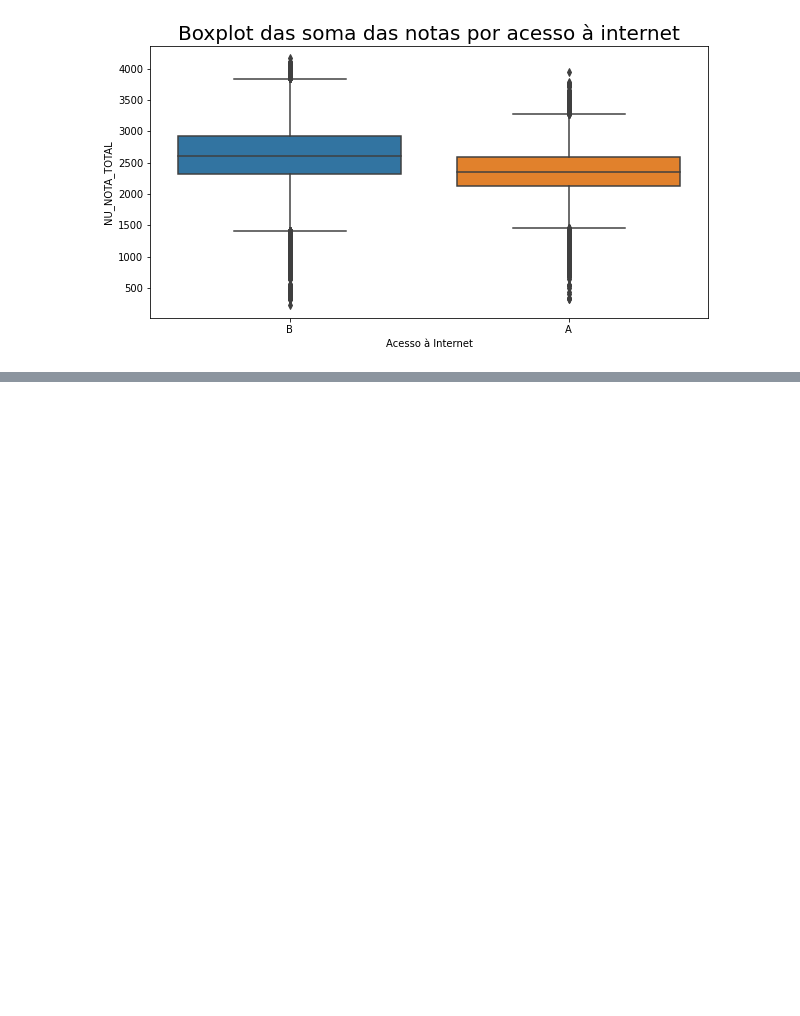
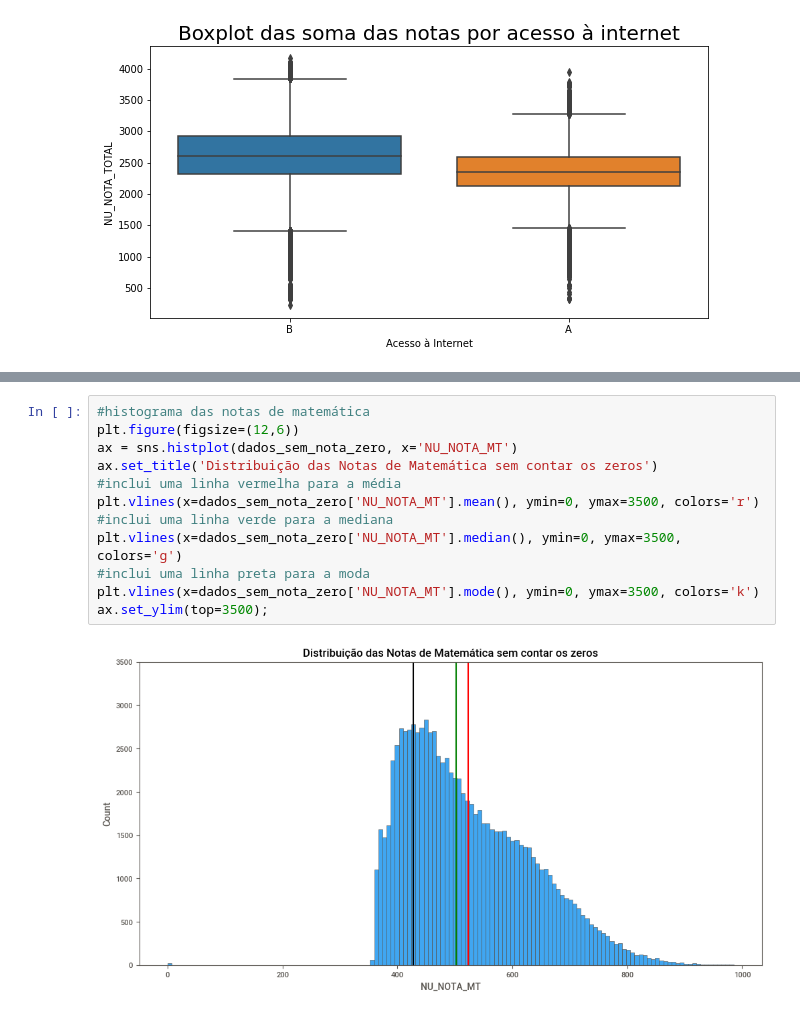
Before and after one commit to ClarisseAlvarenga/lives_twitch, a Jupyter notebook: Imersão_Alura_Dados_2_2020_Clarisse.ipynb, the cells around one changed output, grey strips where cells are left out. Cells and saved outputs as stored; diff of their text form; blank space fills up the shorter version.

```diff
--- a/Imersão_Alura_Dados_2_2020_Clarisse.ipynb
+++ b/Imersão_Alura_Dados_2_2020_Clarisse.ipynb
@@ -1076,0 +1117,14 @@ cross = pd.crosstab(index=dados.Q006,
+# %%
+#histograma das notas de matemática
+plt.figure(figsize=(12,6))
+ax = sns.histplot(dados_sem_nota_zero, x='NU_NOTA_MT')
+ax.set_title('Distribuição das Notas de Matemática sem contar os zeros')
+#inclui uma linha vermelha para a média
+plt.vlines(x=dados_sem_nota_zero['NU_NOTA_MT'].mean(), ymin=0, ymax=3500, colors='r')
+#inclui uma linha verde para a mediana
+plt.vlines(x=dados_sem_nota_zero['NU_NOTA_MT'].median(), ymin=0, ymax=3500, colors='g')
+#inclui uma linha preta para a moda
+plt.vlines(x=dados_sem_nota_zero['NU_NOTA_MT'].mode(), ymin=0, ymax=3500, colors='k')
+ax.set_ylim(top=3500);
+# %% [output]
+[figure, added]
```
Also changed, not shown: parts of 40 cells of this notebook.
